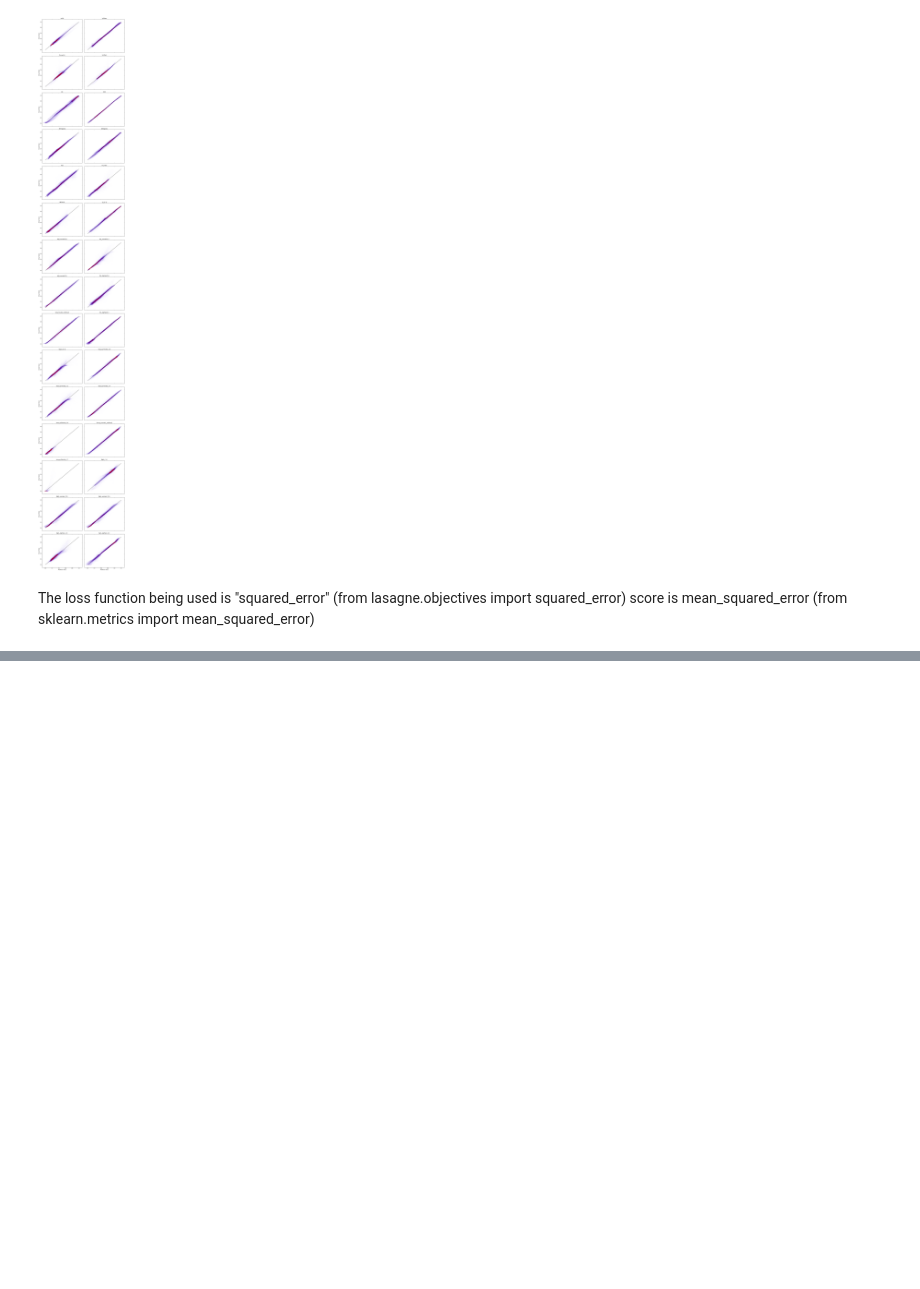
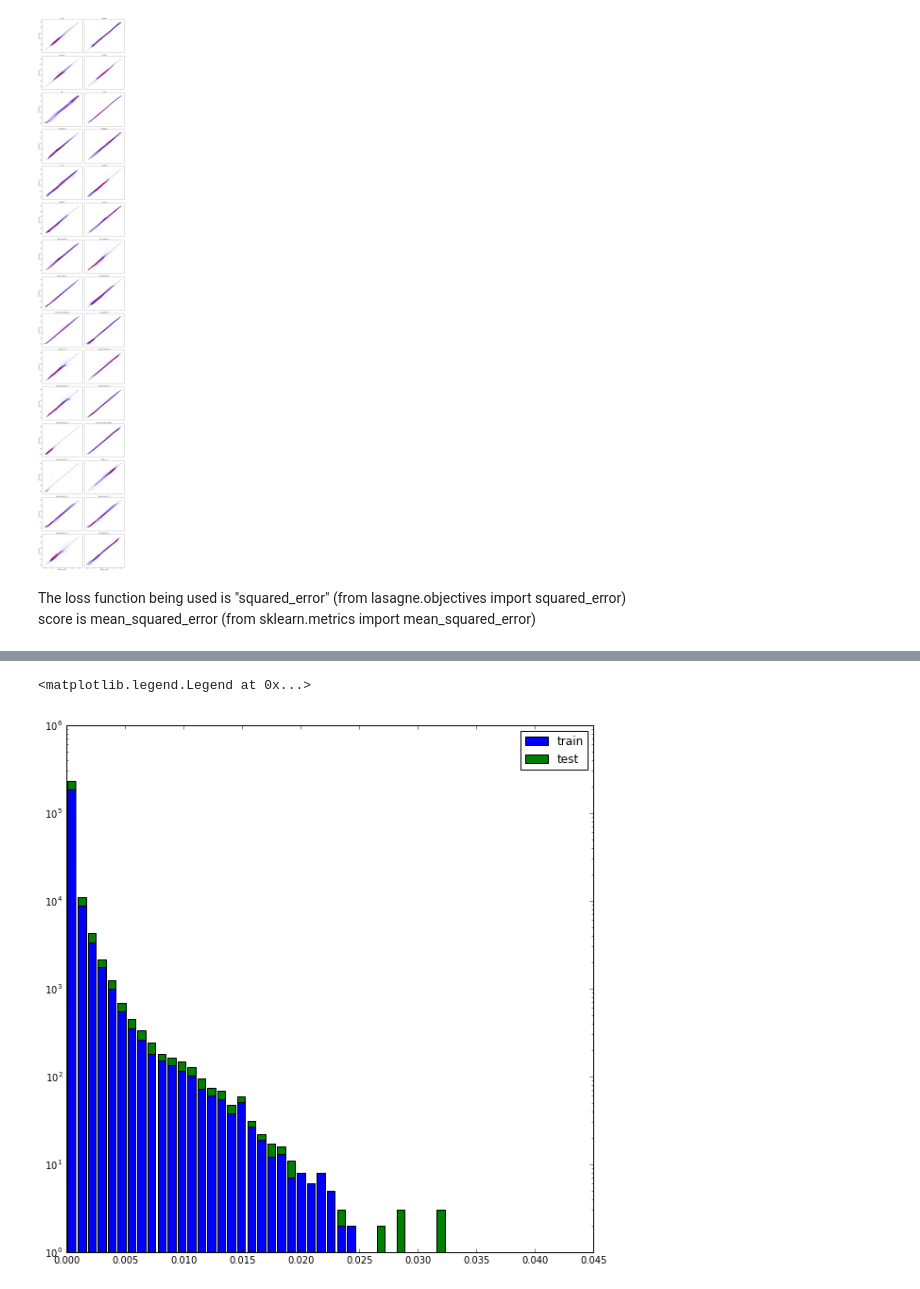
Before and after one commit to houghb/lignet, a Jupyter notebook: explore_net.ipynb, the cells around one changed output, grey strips where cells are left out. Cells and saved outputs as stored; diff of their text form; code cells hidden in the pictures; blank space fills up the shorter version.

```diff
--- a/explore_net.ipynb
+++ b/explore_net.ipynb
@@ -265,0 +266,22 @@ plt.legend(loc=0)
+# %%
+# Make a histogram for a specific output measure
+output_col = 0
+#this calculates the MSE for every value in the set so you can make a histogram
+train_mse = []
+for i, value in enumerate(y_train[:]):
+    train_mse.append(mean_squared_error([y_train[i][output_col]],
+                                        [y_predictions[i][output_col]]))
+
+test_mse = []
+for i, value in enumerate(y_test[:]):
+    test_mse.append(mean_squared_error([y_test[i][output_col]],
+                                       [y_predictions_test[i][output_col]]))
+
+plt.figure(3, figsize=(10, 10))
+plt.hist([train_mse, test_mse], bins=50, stacked=True, label=['train', 'test'],
+         log=True)
+plt.legend(loc=0)
+plt.title('%s' % y_columns[output_col])
+# %% [output]
+<matplotlib.legend.Legend at 0x...>
+[figure, added]
```
Also changed, not shown: parts of 7 cells of this notebook.
